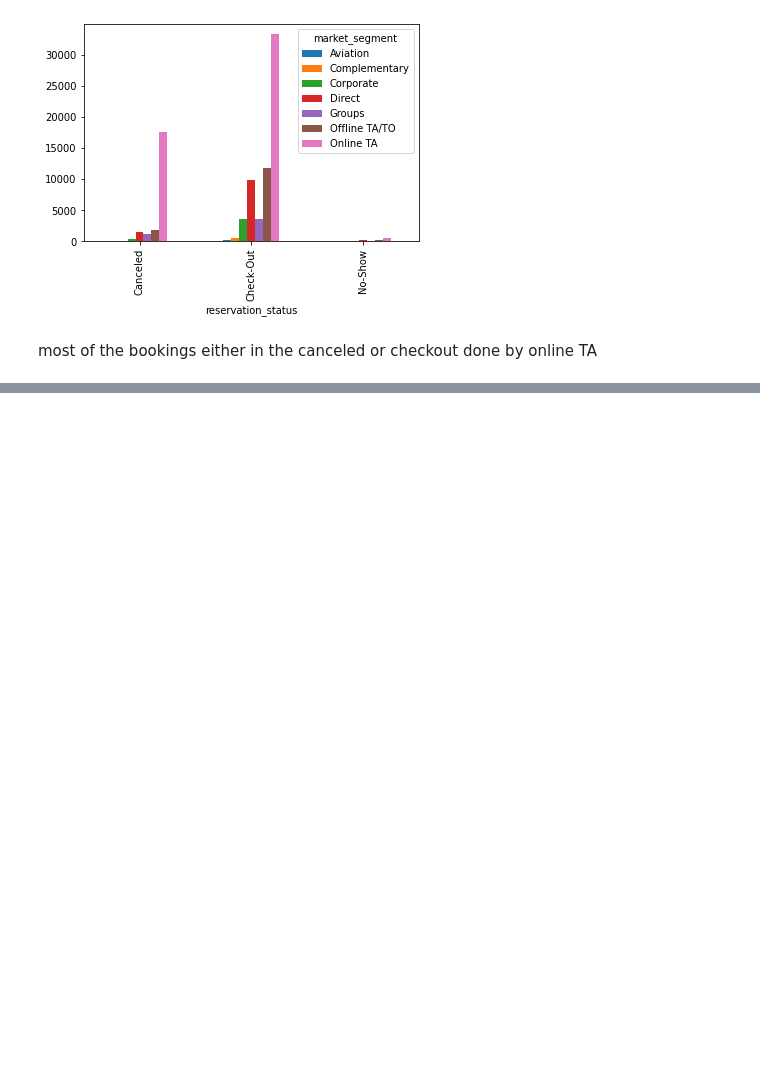
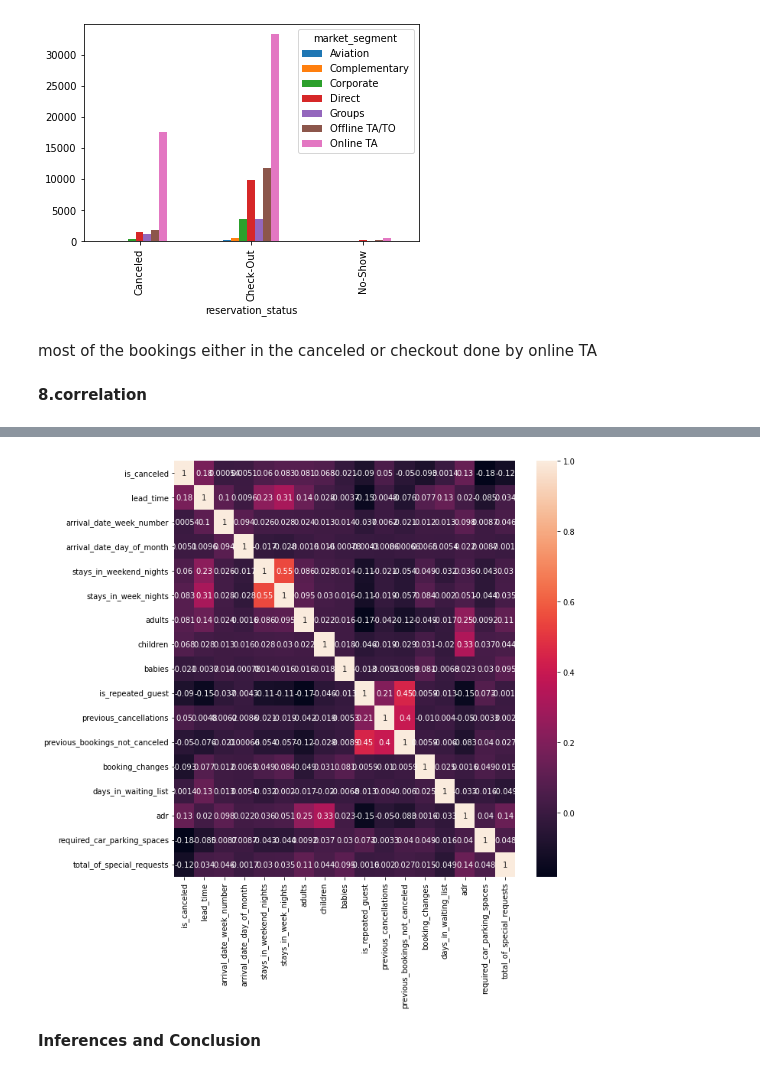
Before and after one commit to apoorvaKR12695/Hotel-booking-analysis, a Jupyter notebook: Hotel_Booking_Analysis_Apoorva_KR.ipynb, the cells around one changed output, grey strips where cells are left out. Cells and saved outputs as stored; diff of their text form; code cells hidden in the pictures; blank space fills up the shorter version.

```diff
--- a/Hotel_Booking_Analysis_Apoorva_KR.ipynb
+++ b/Hotel_Booking_Analysis_Apoorva_KR.ipynb
@@ -635,3 +635,11 @@ df1.plot(kind = 'bar')# box plot between   reservation_status and market_segment
 [figure]
 # %% [markdown]
 most of the bookings either in the canceled or checkout  done by online TA
+# %% [markdown]
+**8.correlation**
+# %%
+plt.figure(figsize=(10,10))
+c = df.corr()#corr() is used to find the pairwise correlation of all columns in the dataframe.
+sns.heatmap(c,annot = True)#A heatmap contains values representing various shades of the same colour for each value to be plotted. Usually the darker shades of the chart represent higher values than the lighter shade
+c
+# %% [output]
@@ -637,0 +664,3 @@ most of the bookings either in the canceled or checkout  done by online TA
+[figure, added]
+# %% [markdown]
+**Inferences and Conclusion**
```
Also changed, not shown: parts of 4 cells of this notebook.
